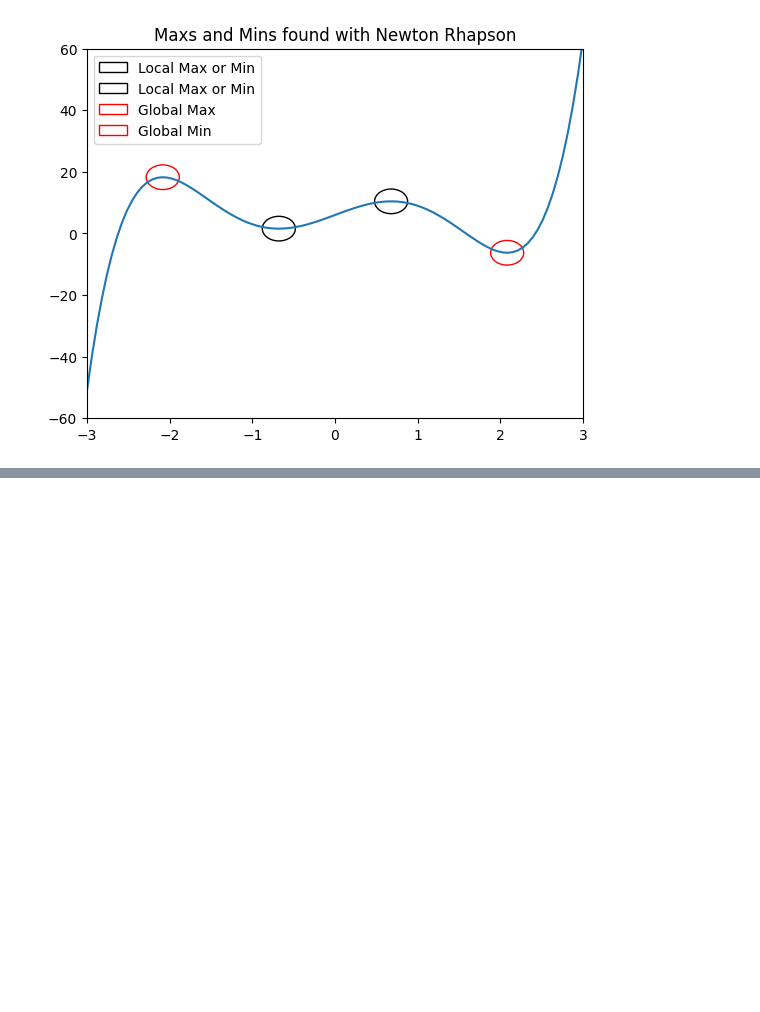
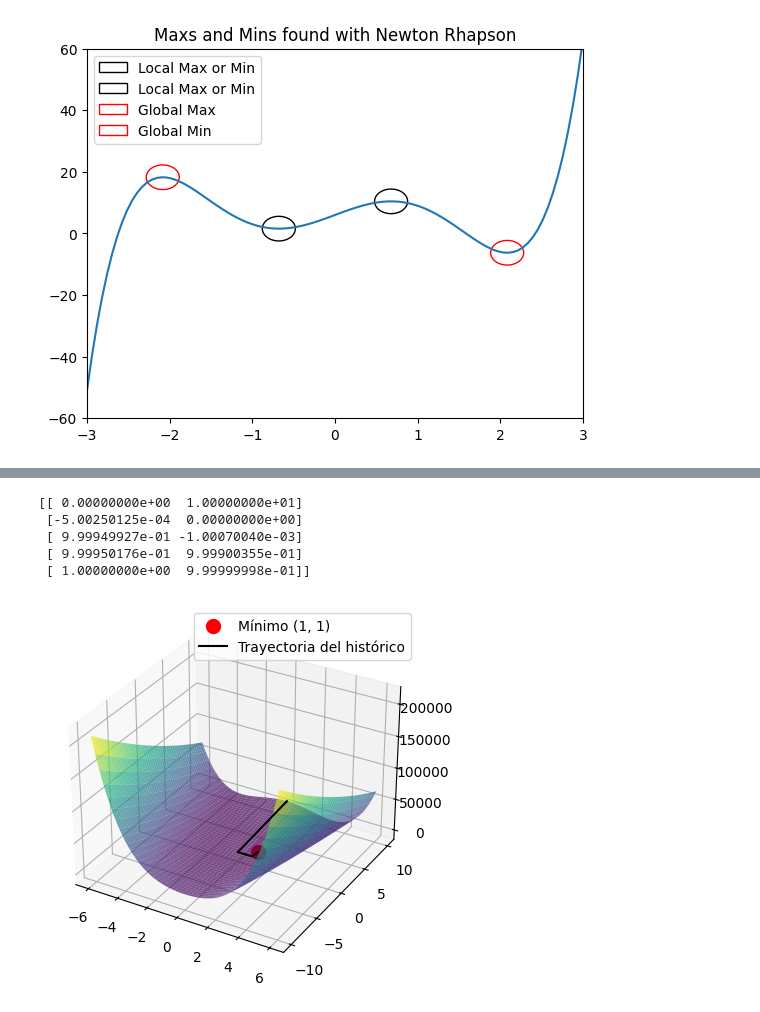
Before and after one commit to David-Fuq/Lab5-MOS-NewtonRhapson, a Jupyter notebook: Lab5-MOS-NewtonRhapson.ipynb, the cells around one changed output, grey strips where cells are left out. Cells and saved outputs as stored; diff of their text form; code cells hidden in the pictures; blank space fills up the shorter version.

```diff
--- a/Lab5-MOS-NewtonRhapson.ipynb
+++ b/Lab5-MOS-NewtonRhapson.ipynb
@@ -231,0 +248,64 @@ plt.legend()
+# %%
+from scipy.misc import derivative
+import sympy as sp
+
+def gradiente(x, y):
+    X, Y = sp.symbols('X Y')
+    expr = (X - 1)**2 + 100 * (Y - X**2)**2
+    grad = [sp.diff(expr, X), sp.diff(expr, Y)]
+    grad_ev = [g.subs({X: x, Y: y}) for g in grad]
+    return np.array(grad_ev, dtype=float)
+
+def Hess(x, y):
+    X, Y = sp.symbols('X Y')
+    expr = (X - 1)**2 + 100 * (Y - X**2)**2
+    H = sp.hessian(expr, (X, Y))
+    hess = H.subs({X: x, Y: y})
+    return np.array(hess, dtype=float)
+
+
+def newthon_raps():
+    i=1
+    xi=0
+    yi=10
+    x= np.array([xi,yi])
+    x_hist= [x.copy()]
+    a=1
+    dif= np.linalg.norm(gradiente(xi,yi))
+    eps= 10e-3
+    n= 200
+    while dif > eps and n>i:
+        grad= gradiente(x[0],x[1])
+        hess= Hess(x[0],x[1])
+        x= x - a*  np.linalg.inv(hess).dot(grad)
+        x_hist.append(x.copy())
+        dif= np.linalg.norm(grad)
+        i+=1
+    return x,x_hist
+
+mini,hist= newthon_raps()
+hist = np.array(hist)
+print(hist)
+
+x= np.linspace(-6,6,100)
+y= np.linspace(-10,10,100)
+X,Y= np.meshgrid(x,y)
+Z= f(X,Y)
+ax=plt.axes(projection='3d')
+ax.plot_surface(X,Y,Z,cmap='viridis', alpha=0.7)
+ax.scatter(mini[0],mini[1], f(mini[0],mini[1]), color='r', s=100, label="Mínimo (1, 1)", zorder=5)
+
+x_line = hist[:, 0]
+y_line = hist[:, 1]
+z_line = np.array([f(xi, yi) for xi, yi in zip(x_line, y_line)])
+ax.plot(x_line, y_line, z_line, color='black', label="Trayectoria del histórico", zorder=6)
+
+plt.legend()
+plt.show()
+# %% [output]
+[[ 0.00000000e+00  1.00000000e+01]
+ [-5.00250125e-04  0.00000000e+00]
+ [ 9.99949927e-01 -1.00070040e-03]
+ [ 9.99950176e-01  9.99900355e-01]
+ [ 1.00000000e+00  9.99999998e-01]]
+[figure, added]
```
Also changed, not shown: parts of 2 cells of this notebook.
